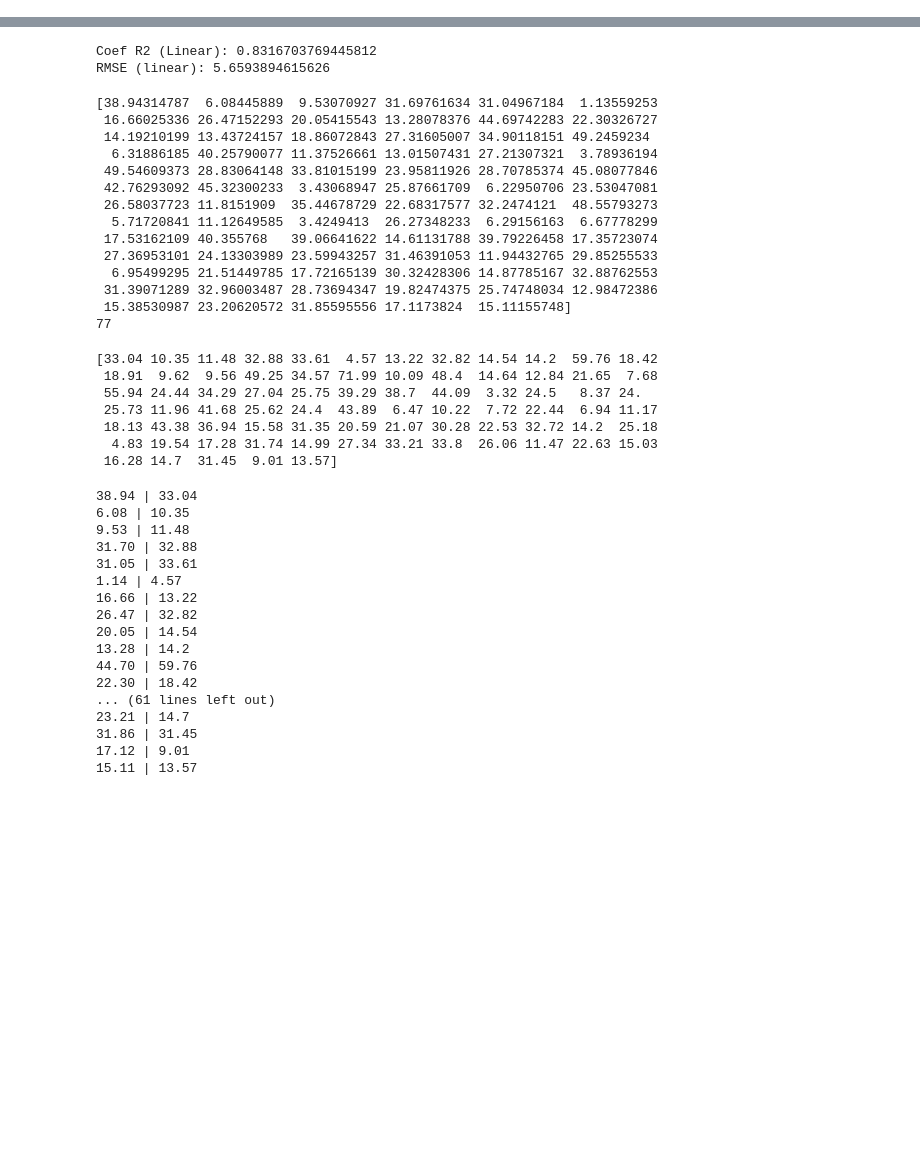
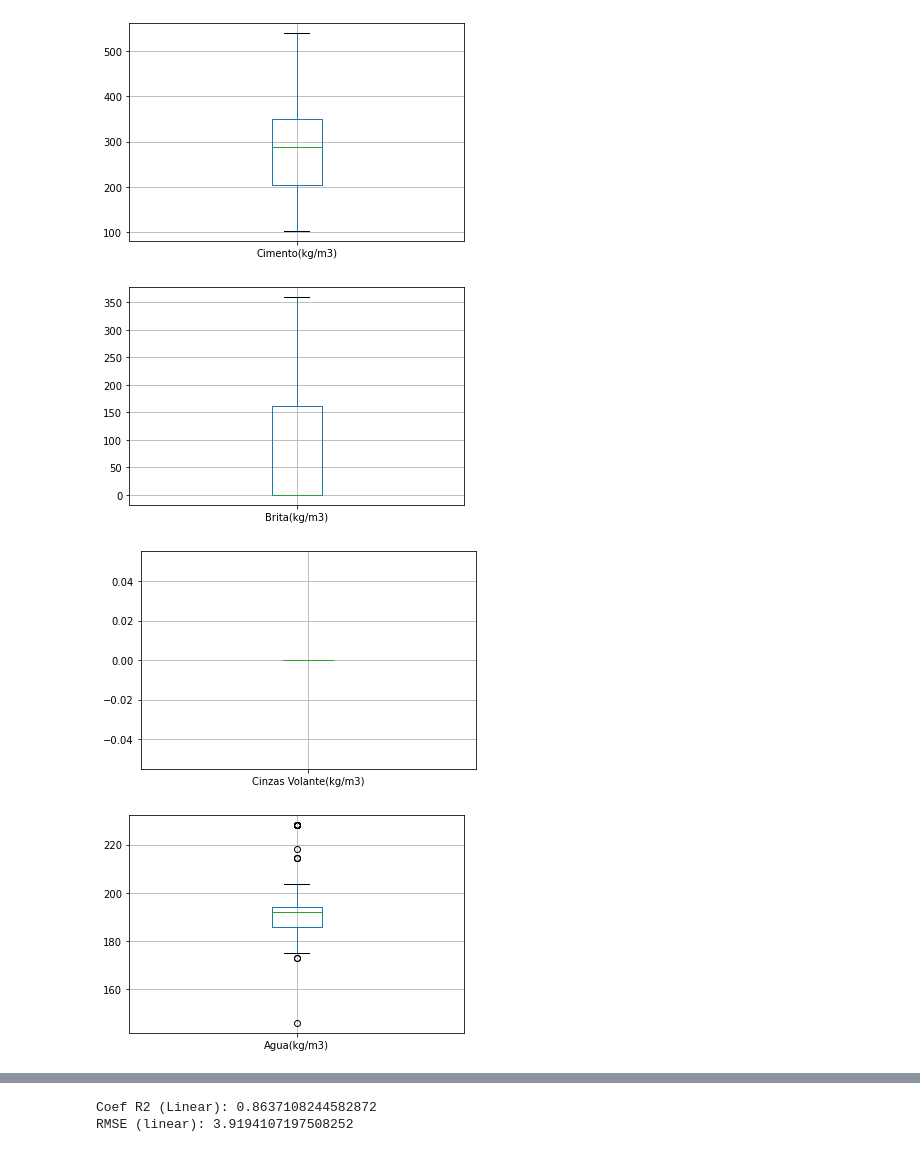
Before and after one commit to solenya1/CCS_PREDICTION, a Jupyter notebook: RC_MODEL_COMPRESSED.ipynb, the cells around one changed output, grey strips where cells are left out. Drawn from its saved outputs; the diff is of its cells as text; code cells hidden in the pictures; blank space fills up the shorter version.

```diff
--- a/RC_MODEL_COMPRESSED.ipynb
+++ b/RC_MODEL_COMPRESSED.ipynb
@@ -57,3 +57,24 @@ df1.drop(indexValues, inplace=True)
 # %%
 indexValues2 = df1[df1["Cinzas Volante(kg/m3)"] > 0].index
 df1.drop(indexValues2, inplace=True)
+# %%
+indexValues3 = df1[df1["Resistencia a Compressao do Concreto(MPa)"] > 55].index
+df1.drop(indexValues3, inplace=True)
+# %%
+nome_colunas = ["Cimento(kg/m3)","Brita(kg/m3)","Cinzas Volante(kg/m3)",
+                "Agua(kg/m3)","Superplastificante(kg/m3)",
+                "Agregado Grosso(kg/m3)","Agregado Fino(kg/m3)",
+                "Idade(dias)","Resistencia a Compressao do Concreto(MPa)"]
+
+def boxplot_plot(dataset_name, nome_colunas):
+    df = dataset_name
+    for colunas in nome_colunas:
+        df.boxplot(column=colunas)
+        plt.show()
+
+boxplot_plot(df1, nome_colunas)
+# %% [output]
+[figure, added]
+[figure, added]
+[figure, added]
+[figure, added]
@@ -62,7 +88,7 @@ df1.drop(indexValues2, inplace=True)
 y = df1['Resistencia a Compressao do Concreto(MPa)']
 x = df1.drop('Resistencia a Compressao do Concreto(MPa)', axis=1)
 # %%
-x_treino, x_teste, y_treino, y_teste = train_test_split(x, y, test_size=0.30)
+x_treino, x_teste, y_treino, y_teste = train_test_split(x, y, test_size=0.30, random_state=200)
 
 modelo = LinearRegression()
 modelo.fit(x_treino, y_treino)
@@ -78,56 +104,5 @@ rmse_linear = np.sqrt(mean_squared_error(y_teste, y_test_pred))
 print(f'Coef R2 (Linear): {r2_linear}')
 print(f'RMSE (linear): {rmse_linear}')
 # %% [output]
-Coef R2 (Linear): 0.8316703769445812
-RMSE (linear): 5.6593894615626
+Coef R2 (Linear): 0.8637108244582872
+RMSE (linear): 3.9194107197508252
-# %%
-print(y_test_pred)
-print(len(y_test_pred))
-# %% [output]
-[38.94314787  6.08445889  9.53070927 31.69761634 31.04967184  1.13559253
- 16.66025336 26.47152293 20.05415543 13.28078376 44.69742283 22.30326727
- 14.19210199 13.43724157 18.86072843 27.31605007 34.90118151 49.2459234
-  6.31886185 40.25790077 11.37526661 13.01507431 27.21307321  3.78936194
- 49.54609373 28.83064148 33.81015199 23.95811926 28.70785374 45.08077846
- 42.76293092 45.32300233  3.43068947 25.87661709  6.22950706 23.53047081
- 26.58037723 11.8151909  35.44678729 22.68317577 32.2474121  48.55793273
-  5.71720841 11.12649585  3.4249413  26.27348233  6.29156163  6.67778299
- 17.53162109 40.355768   39.06641622 14.61131788 39.79226458 17.35723074
- 27.36953101 24.13303989 23.59943257 31.46391053 11.94432765 29.85255533
-  6.95499295 21.51449785 17.72165139 30.32428306 14.87785167 32.88762553
- 31.39071289 32.96003487 28.73694347 19.82474375 25.74748034 12.98472386
- 15.38530987 23.20620572 31.85595556 17.1173824  15.11155748]
-77
-# %%
-print(y_teste.to_numpy())
-# %% [output]
-[33.04 10.35 11.48 32.88 33.61  4.57 13.22 32.82 14.54 14.2  59.76 18.42
- 18.91  9.62  9.56 49.25 34.57 71.99 10.09 48.4  14.64 12.84 21.65  7.68
- 55.94 24.44 34.29 27.04 25.75 39.29 38.7  44.09  3.32 24.5   8.37 24.
- 25.73 11.96 41.68 25.62 24.4  43.89  6.47 10.22  7.72 22.44  6.94 11.17
- 18.13 43.38 36.94 15.58 31.35 20.59 21.07 30.28 22.53 32.72 14.2  25.18
-  4.83 19.54 17.28 31.74 14.99 27.34 33.21 33.8  26.06 11.47 22.63 15.03
- 16.28 14.7  31.45  9.01 13.57]
-# %%
-y_test = y_teste.to_numpy()
-print
-for values in range(0, 77):
-    print(f'{y_test_pred[values]:.2f} | {y_test[values]}')
-# %% [output]
-38.94 | 33.04
-6.08 | 10.35
-9.53 | 11.48
-31.70 | 32.88
-31.05 | 33.61
-1.14 | 4.57
-16.66 | 13.22
-26.47 | 32.82
-20.05 | 14.54
-13.28 | 14.2
-44.70 | 59.76
-22.30 | 18.42
-... (61 lines left out)
-23.21 | 14.7
-31.86 | 31.45
-17.12 | 9.01
-15.11 | 13.57
```
Also changed, not shown: parts of 4 cells of this notebook, 1 other file.
